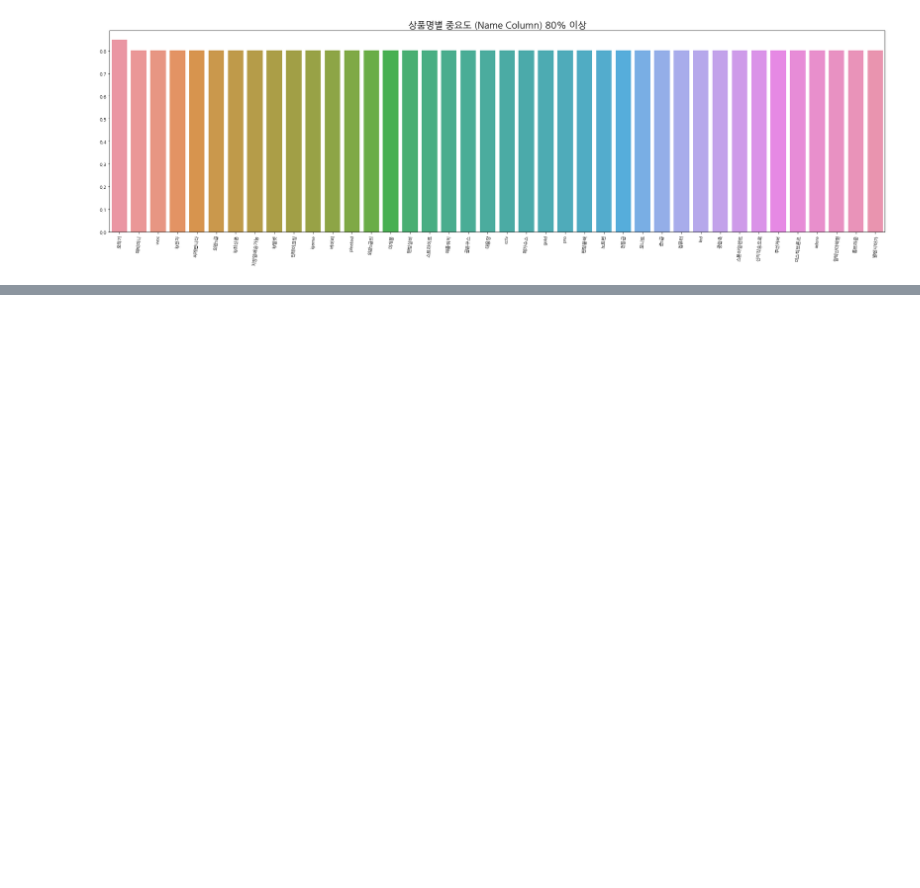
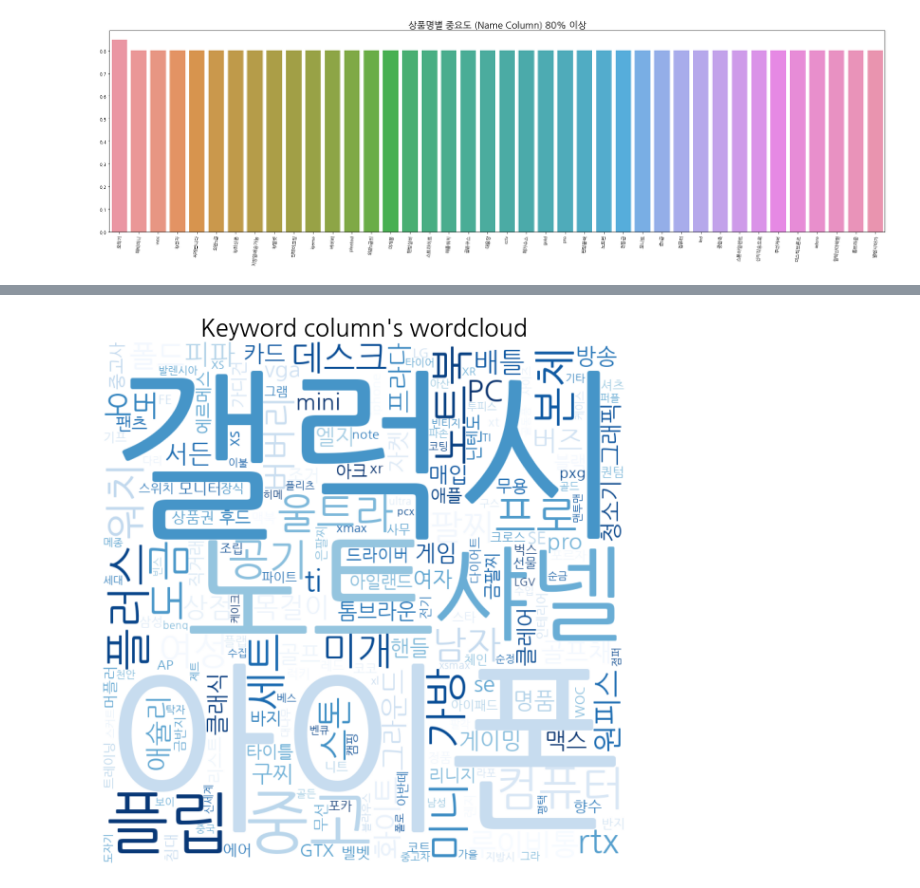
Before and after one commit to hesthers/Project-with-company, a Jupyter notebook: text_analysis.ipynb, the cells around one changed output, grey strips where cells are left out. Saved outputs shown, nothing was run; the diff lists cells and outputs as text; code cells hidden in the pictures; blank space fills up the shorter version.

```diff
--- a/text_analysis.ipynb
+++ b/text_analysis.ipynb
@@ -387,0 +453,8 @@ plt.show()
+# %%
+# tqdm.pandas를 활용하여 pandas내 apply 작업의 진행상황을 확인.
+from tqdm import tqdm
+tqdm.pandas()
+
+text_df['processed_keyword']= text_df['keyword'].progress_apply(lambda x: text_preprocess(x))
+text_df['processed_name']= text_df['name'].progress_apply(lambda x: text_preprocess(x))
+text_df
@@ -387,0 +519,30 @@ plt.show()
+# %%
+kw_data = [i for i in text_df['processed_keyword']]
+nm_data = [i for i in text_df['processed_name']]
+# %%
+import nltk
+from wordcloud import WordCloud, STOPWORDS
+
+total_tokens_kw = [token for doc in kw_data for token in doc.split()]
+text = nltk.Text(total_tokens_kw, name='NMSC')
+
+data = text.vocab().most_common(500)
+
+stopwords = set(STOPWORDS)
+
+# for win : font_path='c:/Windows/Fonts/malgun.ttf'
+wordcloud = WordCloud(font_path='/usr/share/fonts/truetype/nanum/NanumGothic.ttf',
+                      width = 800, height = 800,
+                      relative_scaling = 0.1,
+                      background_color='white',
+                      stopwords = stopwords,
+                      colormap = 'Blues'
+                      ).generate_from_frequencies(dict(data)) #generate_from_text()
+fig = plt.figure(figsize=(10,8))
+plt.imshow(wordcloud)
+plt.title("Keyword column's wordcloud", fontsize = 25)
+plt.axis("off")
+plt.tight_layout(pad = 0)
+plt.show()
+# %% [output]
+[figure, added]
```
Also changed, not shown: parts of 22 cells of this notebook.
